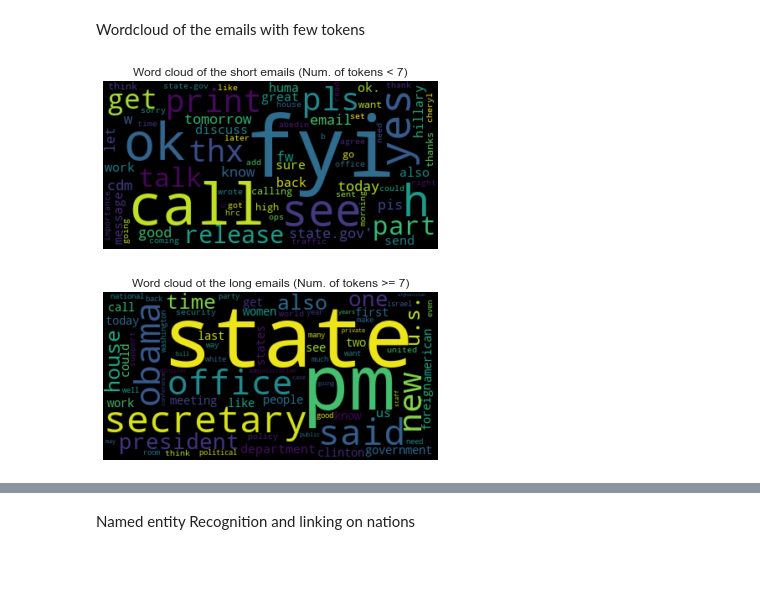
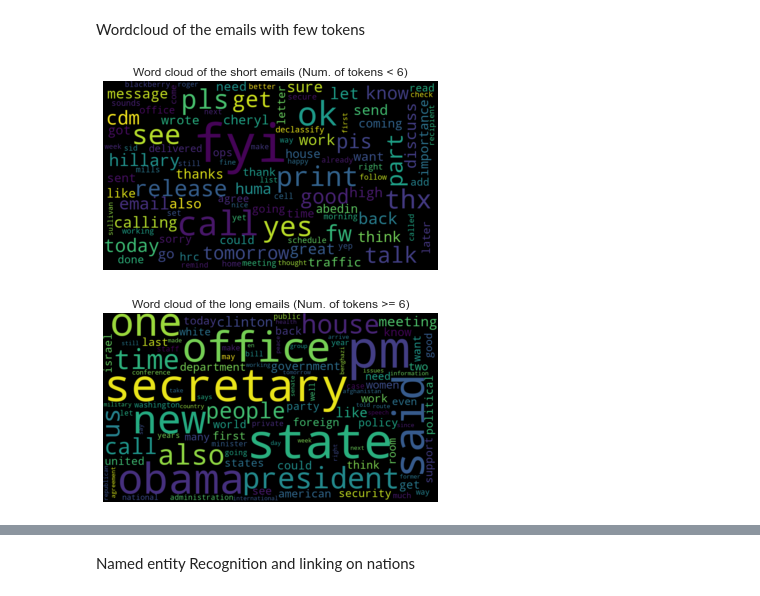
Before and after one commit to gianlucagiudice/hillary-clinton-leaked-emails, a Jupyter notebook: sentiment_analysis.ipynb, the cells around one changed output, grey strips where cells are left out. Drawn from its saved outputs; the diff is of its cells as text; code cells hidden in the pictures; blank space fills up the shorter version.

```diff
--- a/sentiment_analysis.ipynb
+++ b/sentiment_analysis.ipynb
@@ -107,6 +116,7 @@ def clean_body(body):
     re_header = re.compile(r'(Delivered:\s+)?RE:[^\n]+\n', re.IGNORECASE)
     fw_header = re.compile(r'FW:[^\n]+\n', re.IGNORECASE)
     date_header = re.compile(r'\w+,\s\w+\s\d+,\s\d+[^\n]+\n', re.IGNORECASE)
+    signature = re.compile('U.S. Department of State', re.IGNORECASE)
     # Convert to lowercase
     body = body.lower()
     # Remove email
@@ -117,6 +127,8 @@ def clean_body(body):
     body = re.sub(re_header, '', body).strip()
     # Remove date
     body = re.sub(date_header, '', body).strip()
+    # Remove signature
+    body = re.sub(signature, '', body).strip()
     return body
 
 sample = df['ExtractedBodyText'].loc[230]
@@ -181,6 +192,7 @@ def process_body(body):
     return tokenized
 # %%
 df['Tokenized'] = df['ExtractedBodyText'].parallel_apply(process_body)
+df['ExtractedBodyTextCleaned'] = df['ExtractedBodyText'].parallel_apply(clean_body)
 df.to_pickle(SERIALIZATION_FOLDER + "df.pkl")
 df.head()
 # %% [output]
@@ -216,30 +246,34 @@ Name: TokensLength, dtype: float64
 # %% [markdown]
 Wordcloud of the emails with few tokens
 # %%
-TOKENS_THLD = 7
 def flatten_tokens(tokens_list):
     words_flatten = []
     for token in tokens_list:
         words_flatten += token
     return pd.Series(words_flatten)
 
-def plot_wordcloud(words_freq, title, max_font, max_words):
-    wordcloud = WordCloud(max_font_size=max_font, max_words=max_words)
+def plot_wordcloud(words_freq, title, max_font, max_words, filename):
+    wordcloud = WordCloud(max_font_size=max_font, max_words=max_words, width=960, height=540)
     wordcloud = wordcloud.generate_from_frequencies(words_freq)
     plt.figure()
     plt.title(title)
     plt.imshow(wordcloud, interpolation="bilinear")
     plt.axis("off")
+    plt.savefig(os.path.join('assets/', filename), dpi=DPI)
     plt.show()
+# %%
+TOKENS_THLD = 6
+MAX_FONT = 150
+MAX_WORDS = 100
 # %%
 words_flatten = flatten_tokens(df[df["TokensLength"] < TOKENS_THLD]["Tokenized"])
 title = f"Word cloud of the short emails (Num. of tokens < {TOKENS_THLD})"
-plot_wordcloud(words_flatten.value_counts(), title, 100, 70)
+plot_wordcloud(words_flatten.value_counts(), title, MAX_FONT, MAX_WORDS, "word_cloud_short.png")
 # %% [output]
-[figure, old version]
+[figure, new version]
 # %%
 words_flatten = flatten_tokens(df[df["TokensLength"] >= TOKENS_THLD]["Tokenized"])
-title = f"Word cloud ot the long emails (Num. of tokens >= {TOKENS_THLD})"
-plot_wordcloud(words_flatten.value_counts(), title, 100, 70)
+title = f"Word cloud of the long emails (Num. of tokens >= {TOKENS_THLD})"
+plot_wordcloud(words_flatten.value_counts(), title, MAX_FONT, MAX_WORDS, "word_cloud_long.png")
 # %% [output]
-[figure, old version]
+[figure, new version]
```
Also changed, not shown: parts of 20 cells of this notebook, 14 other files.
